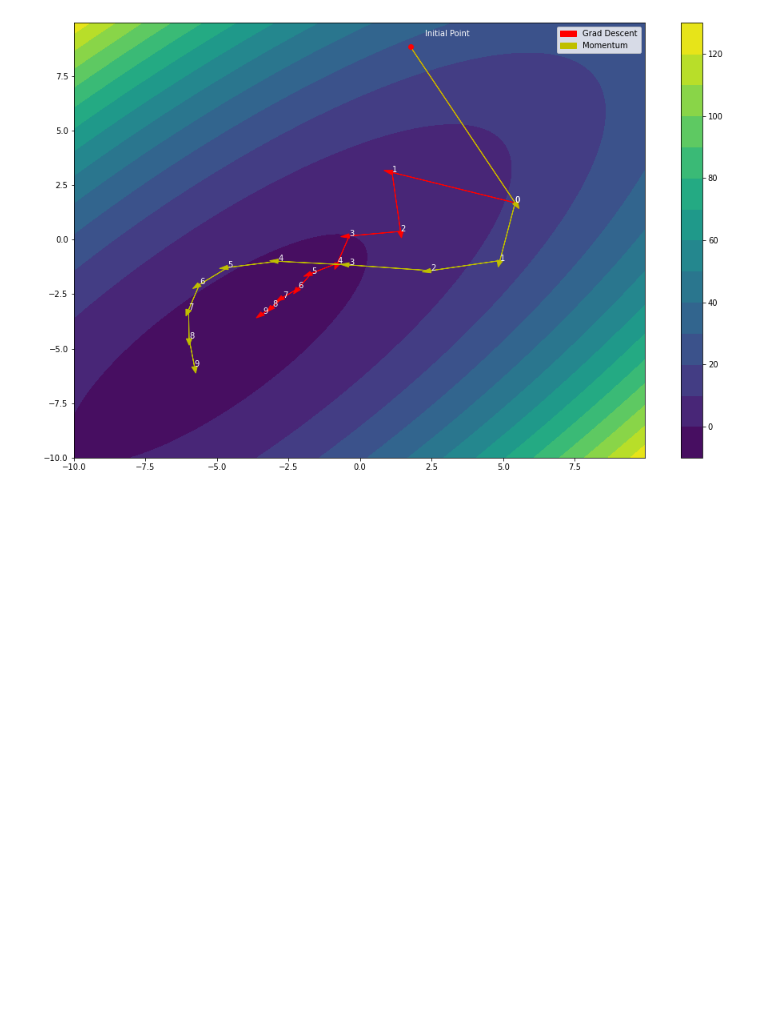
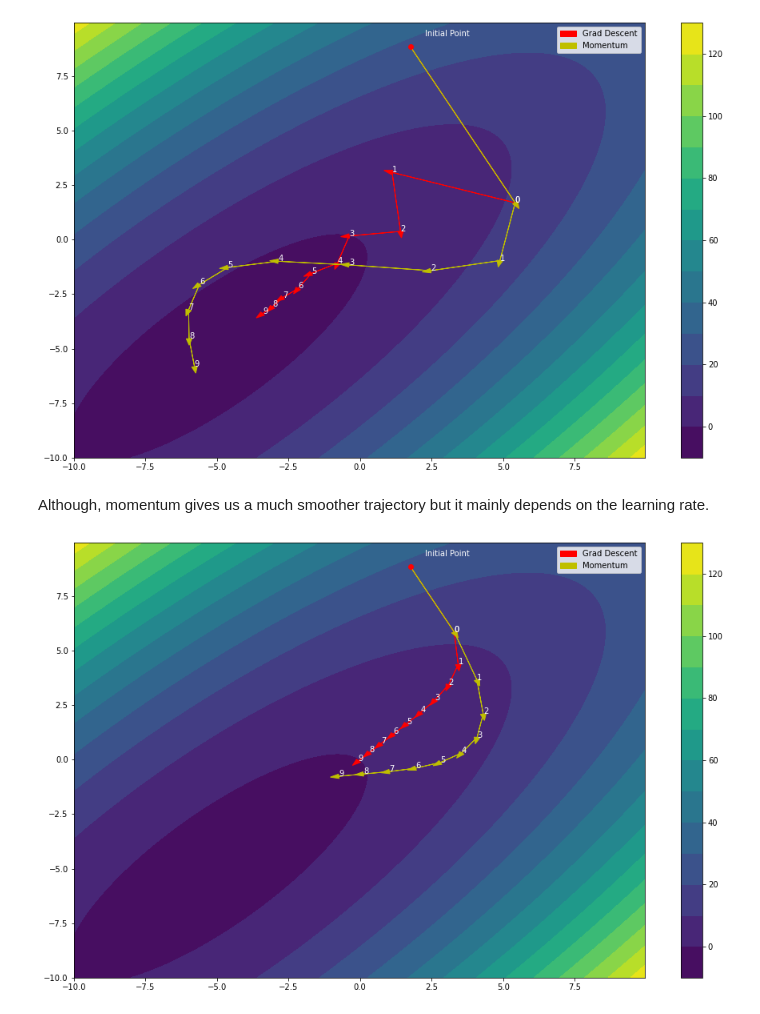
Before and after one commit to mayuriupadhyaya/DL_Learnings, a Jupyter notebook: DL_lab2.ipynb, the cells around one changed output. Cells and saved outputs as stored; diff of their text form; code cells hidden in the pictures; blank space fills up the shorter version.

```diff
--- a/DL_lab2.ipynb
+++ b/DL_lab2.ipynb
@@ -245,3 +245,20 @@ path2 = runOptim(init, momGD, ellipsoid, steps)
 showPath(ellipsoid, init, [path1, path2], ['Grad Descent', 'Momentum'], ['r', 'y'], 15)
 # %% [output]
 [figure]
+# %% [markdown]
+Although, momentum gives us a much smoother trajectory but it mainly depends on the learning rate.
+# %%
+#changed lr to 0.5
+a = 1/ torch.sqrt(torch.tensor(2.0))
+init = torch.matmul(torch.tensor([[a,a],[-a,a]]),torch.tensor([-5.0,7.5]))
+ellipsoid = QuadFunc(a,a,-0.8*a,a,a)
+
+steps = 10
+lr= 0.5
+regGD = GradientDescent(lr, b1=0, b2=0) #Without momentum
+momGD = GradientDescent(lr, b1=0.9, b2=0) #Momentum
+path1 = runOptim(init, regGD, ellipsoid, steps)
+path2 = runOptim(init, momGD, ellipsoid, steps)
+showPath(ellipsoid, init, [path1, path2], ['Grad Descent', 'Momentum'], ['r', 'y'], 15)
+# %% [output]
+[figure, added]
```
Also changed, not shown: parts of 3 cells of this notebook.
